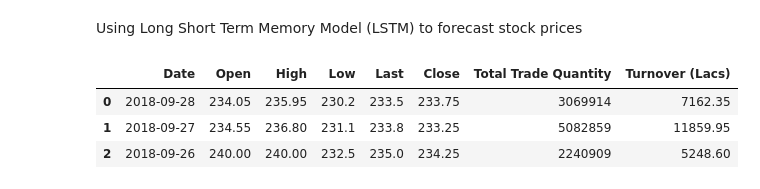
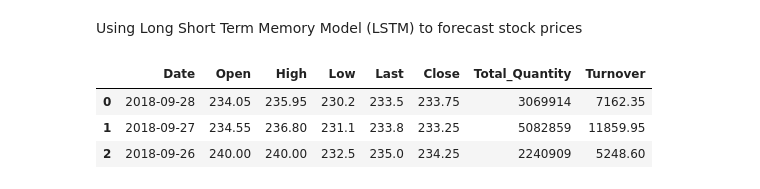
Before and after one commit to Joykareko/Data-Science-Projects, a Jupyter notebook: Stock_Market_Prediction_and_Forecasting_using_LSTM_ML_Project_13.ipynb, the cells around one changed output. Cells and saved outputs as stored; diff of their text form; code cells hidden in the pictures.

```diff
--- a/Stock_Market_Prediction_and_Forecasting_using_LSTM_ML_Project_13.ipynb
+++ b/Stock_Market_Prediction_and_Forecasting_using_LSTM_ML_Project_13.ipynb
@@ -8,9 +8,10 @@ import numpy as np
 import matplotlib.pyplot as plt
 # %%
 stock_data = pd.read_csv('/content/NSE-TATAGLOBAL.csv')
+stock_data.rename(columns = {'Total Trade Quantity':'Total_Quantity','Turnover (Lacs)':'Turnover'},inplace = True)
 stock_data.head(3)
 # %% [output]
-|  | Date | Open | High | Low | Last | Close | Total Trade Quantity | Turnover (Lacs) |
+|  | Date | Open | High | Low | Last | Close | Total_Quantity | Turnover |
 | 0 | 2018-09-28 | 234.05 | 235.95 | 230.2 | 233.5 | 233.75 | 3069914 | 7162.35 |
 | 1 | 2018-09-27 | 234.55 | 236.80 | 231.1 | 233.8 | 233.25 | 5082859 | 11859.95 |
 | 2 | 2018-09-26 | 240.00 | 240.00 | 232.5 | 235.0 | 234.25 | 2240909 | 5248.60 |
```
Also changed, not shown: parts of 19 cells of this notebook.
